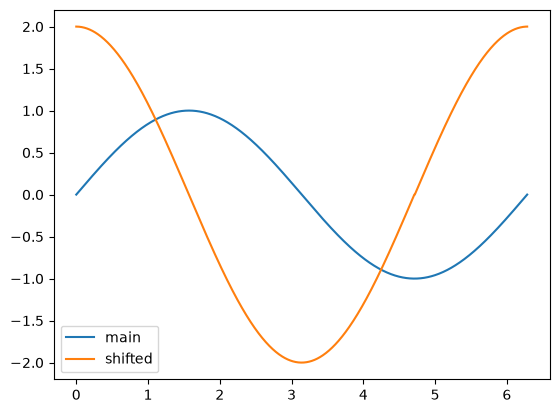
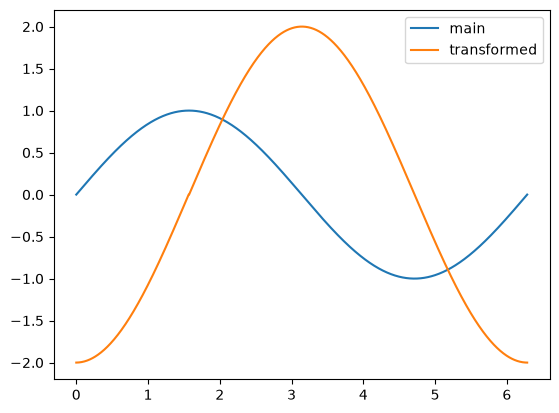
The change to this notebook cell's code, shown as a diff; its figure went from the first image to the second:
--- before
+++ after
@@ -2,10 +2,11 @@
     t = np.linspace(0, np.pi * 2, 1000)
     x = sine_signal(t)
+    alpha = -np.pi / 2
 
-    x_shifted = shift_signal(x,t, -np.pi/2)
+    x_shifted = shift_signal(x,t, -alpha)
     y = amp_scale_signal(x_shifted,t,2)
 
     plt.plot(t,x, label = 'main')
-    plt.plot(t,y, label = 'shifted')
+    plt.plot(t,y, label = 'transformed')
 
     plt.legend()

Commit: fixed shift logic